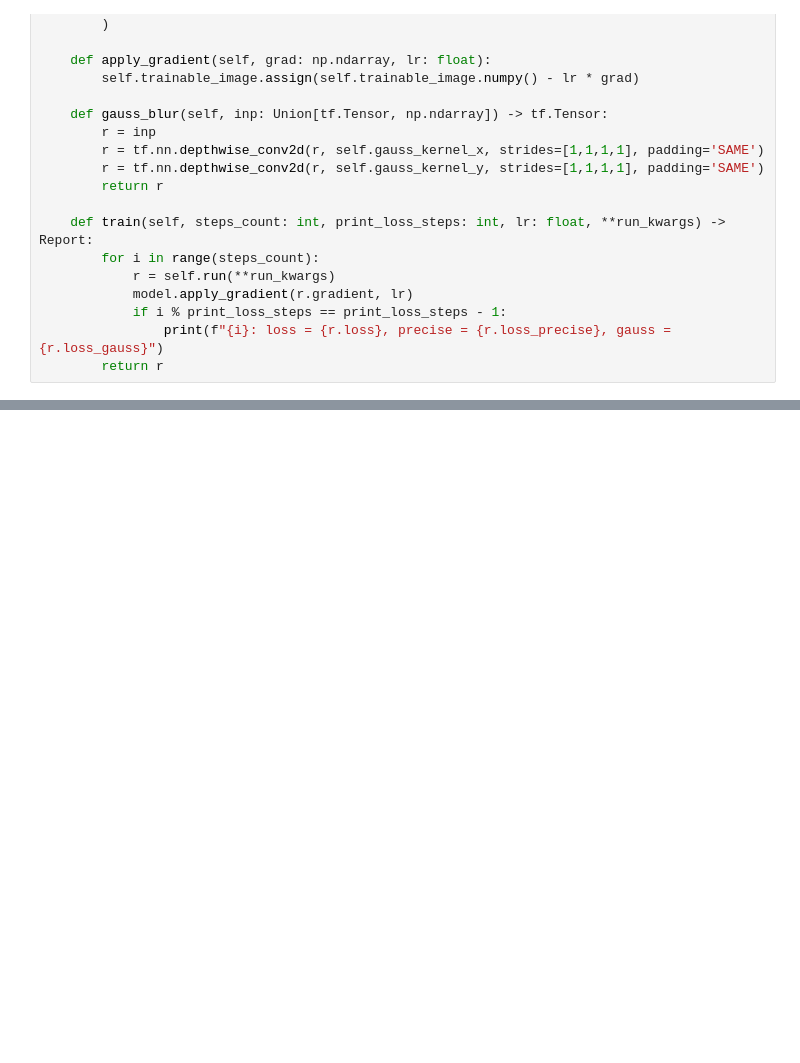
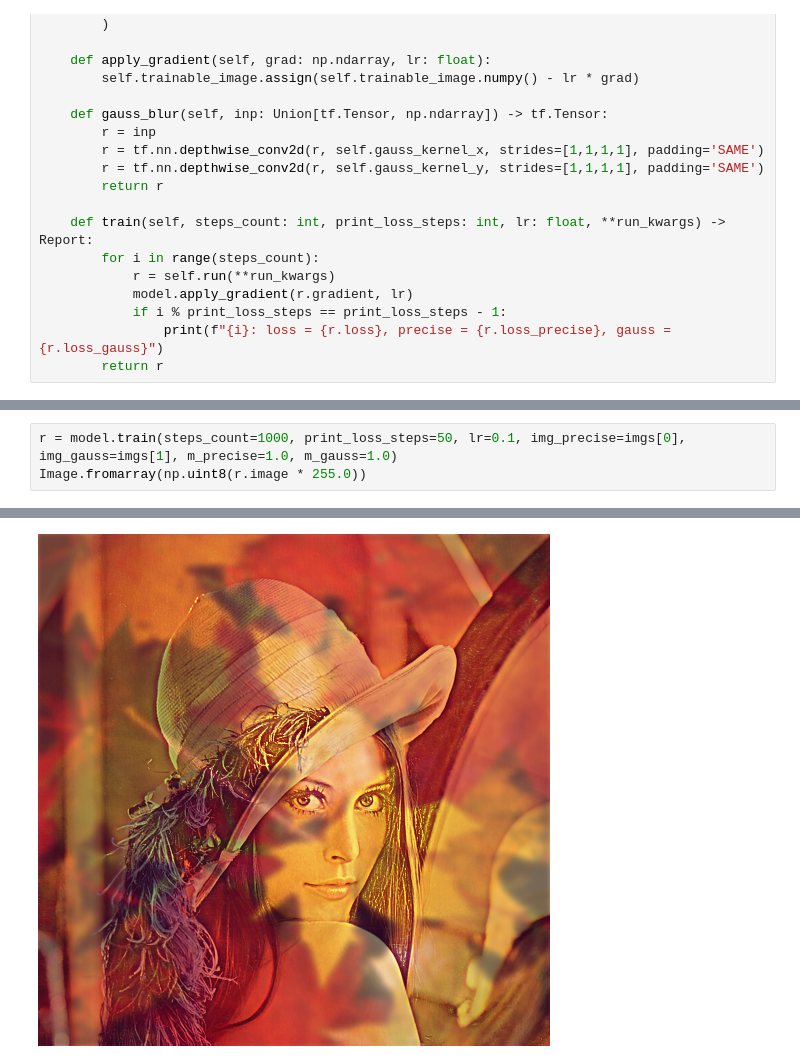
Before and after one commit to chbinousamy/mix-two-images-in-one, a Jupyter notebook: twoImages.ipynb, the cells around one changed output, grey strips where cells are left out. Saved outputs shown, nothing was run; the diff lists cells and outputs as text; blank space fills up the shorter version.

```diff
--- a/twoImages.ipynb
+++ b/twoImages.ipynb
@@ -197,0 +164,4 @@ KeyboardInterrupt:
+# %%
+r = model.train(steps_count=1000, print_loss_steps=50, lr=0.1, img_precise=imgs[0], img_gauss=imgs[1], m_precise=1.0, m_gauss=1.0)
+Image.fromarray(np.uint8(r.image * 255.0))
+# %% [output]
@@ -197,0 +188 @@ KeyboardInterrupt:
+[figure, added]
```
Also changed, not shown: parts of 8 cells of this notebook.
